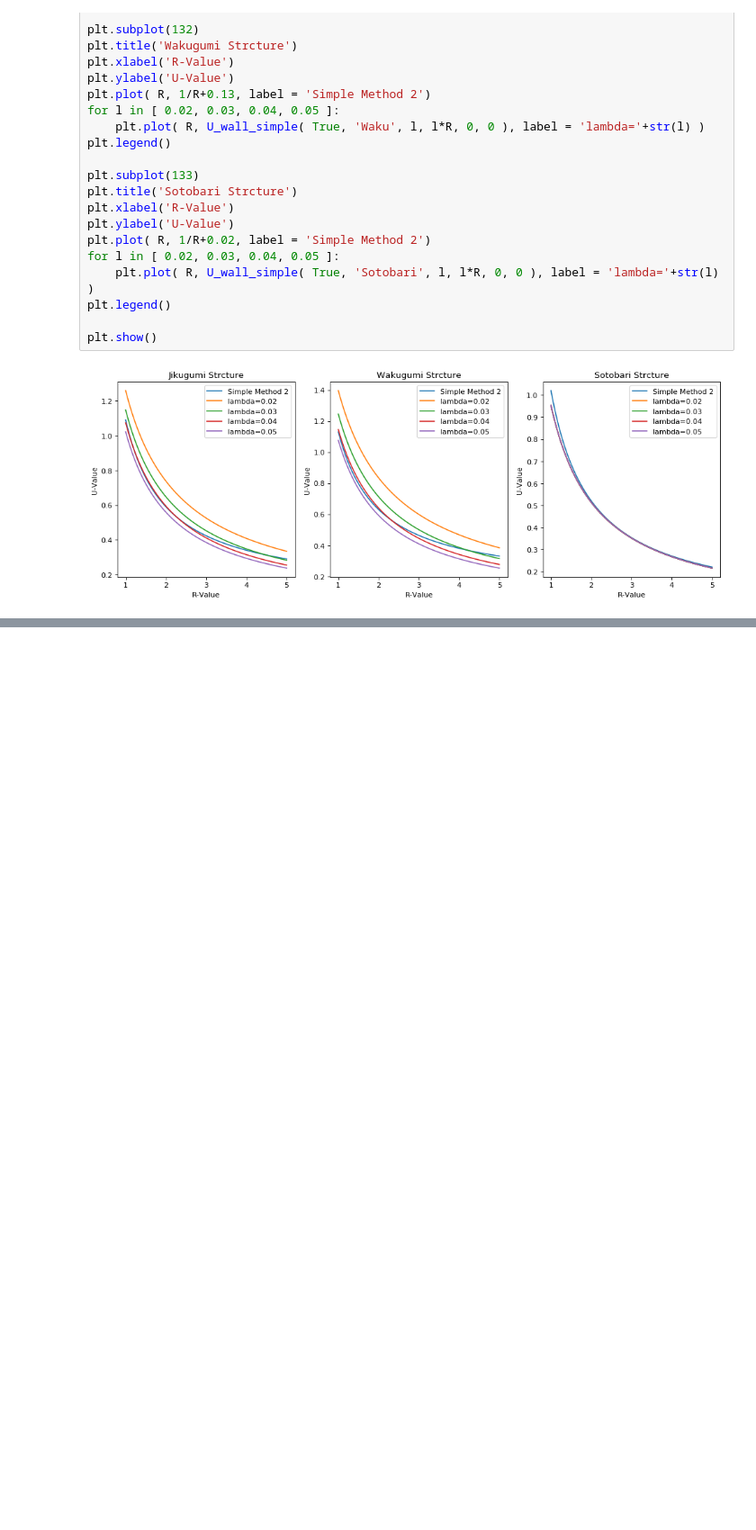
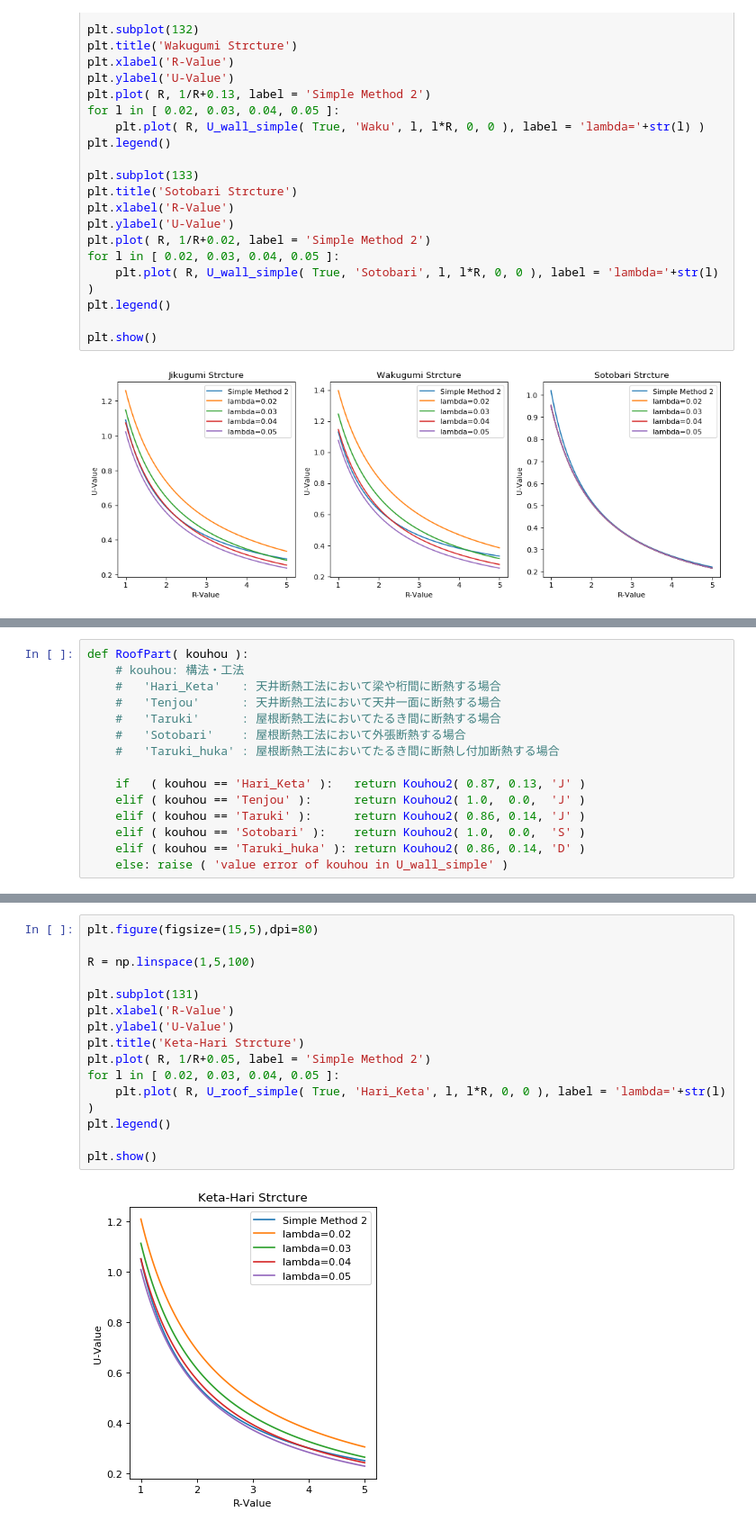
Before and after one commit to HisashiMiura/JJJProgramSpec, a Jupyter notebook: JJJUValueSimpleEvaluationMethod.ipynb, the cells around one changed output, grey strips where cells are left out. Shown: that part at 90% size. Cells and saved outputs as stored; diff of their text form; blank space fills up the shorter version.

```diff
--- a/JJJUValueSimpleEvaluationMethod.ipynb
+++ b/JJJUValueSimpleEvaluationMethod.ipynb
@@ -275,0 +288,15 @@ plt.show()
+# %%
+def RoofPart( kouhou ):
+    # kouhou: 構法・工法
+    #   'Hari_Keta'   : 天井断熱工法において梁や桁間に断熱する場合
+    #   'Tenjou'      : 天井断熱工法において天井一面に断熱する場合
+    #   'Taruki'      : 屋根断熱工法においてたるき間に断熱する場合
+    #   'Sotobari'    : 屋根断熱工法において外張断熱する場合
+    #   'Taruki_huka' : 屋根断熱工法においてたるき間に断熱し付加断熱する場合
+
+    if   ( kouhou == 'Hari_Keta' ):   return Kouhou2( 0.87, 0.13, 'J' )
+    elif ( kouhou == 'Tenjou' ):      return Kouhou2( 1.0,  0.0,  'J' )
+    elif ( kouhou == 'Taruki' ):      return Kouhou2( 0.86, 0.14, 'J' )
+    elif ( kouhou == 'Sotobari' ):    return Kouhou2( 1.0,  0.0,  'S' )
+    elif ( kouhou == 'Taruki_huka' ): return Kouhou2( 0.86, 0.14, 'D' )
+    else: raise ( 'value error of kouhou in U_wall_simple' )
@@ -275,0 +484,17 @@ plt.show()
+# %%
+plt.figure(figsize=(15,5),dpi=80)
+
+R = np.linspace(1,5,100)
+
+plt.subplot(131)
+plt.xlabel('R-Value')
+plt.ylabel('U-Value')
+plt.title('Keta-Hari Strcture')
+plt.plot( R, 1/R+0.05, label = 'Simple Method 2')
+for l in [ 0.02, 0.03, 0.04, 0.05 ]:
+    plt.plot( R, U_roof_simple( True, 'Hari_Keta', l, l*R, 0, 0 ), label = 'lambda='+str(l) )
+plt.legend()
+
+plt.show()
+# %% [output]
+[figure, added]
```
Also changed, not shown: parts of 20 cells of this notebook.
